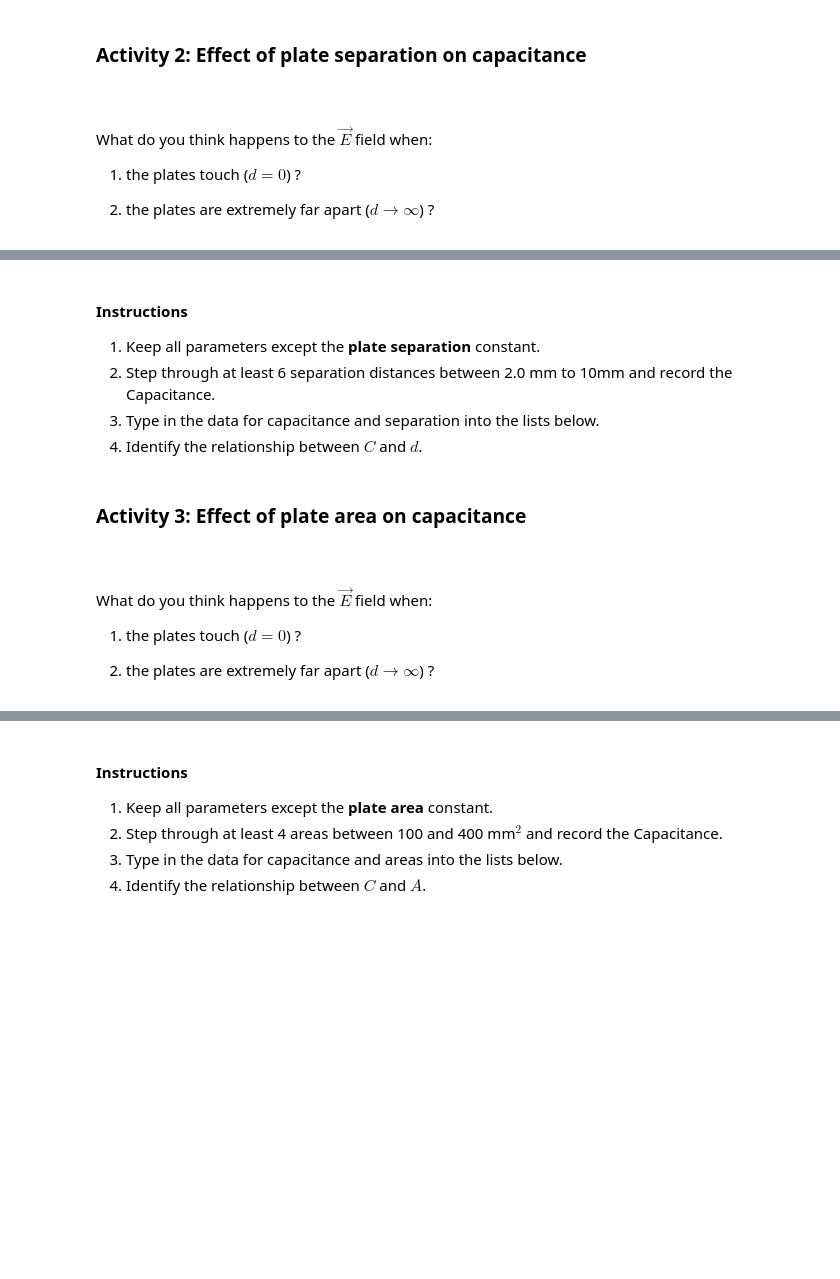
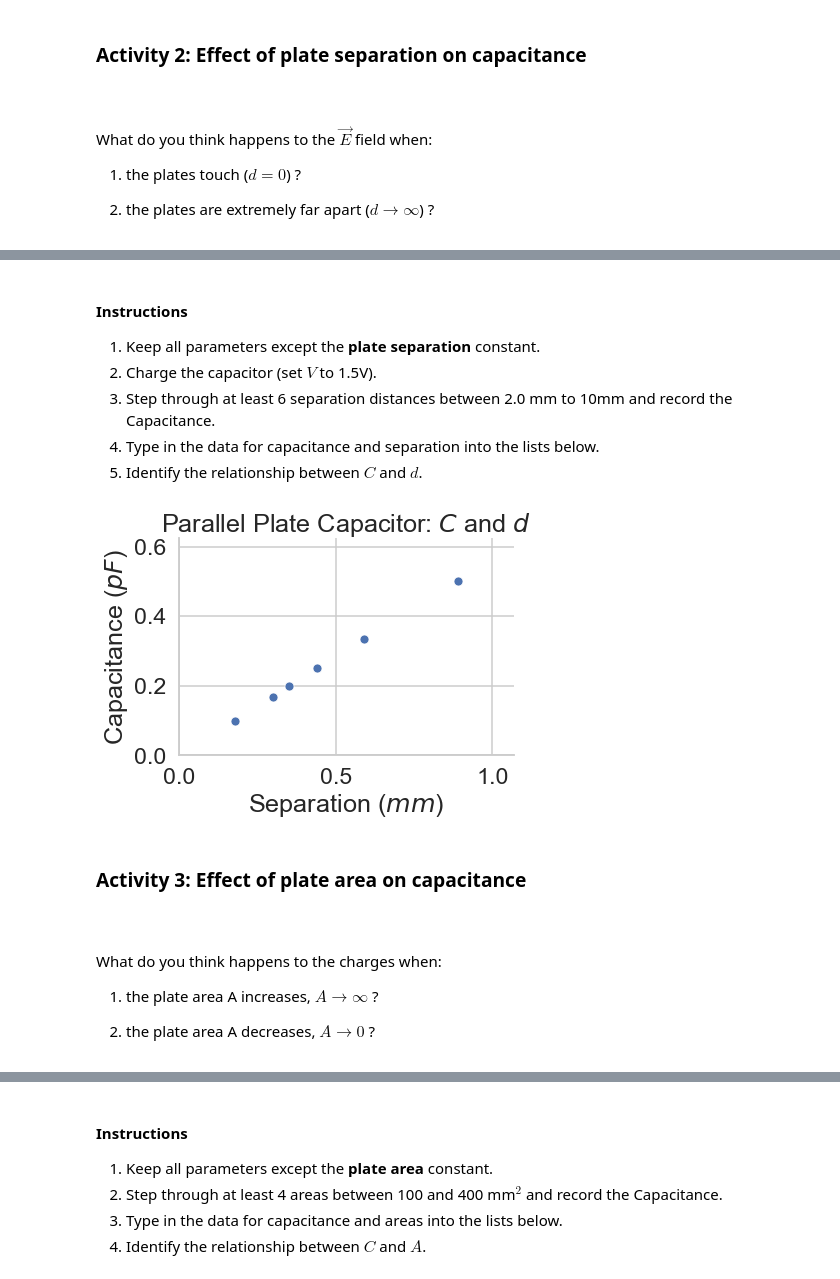
Before and after one commit to firasm/capacitor_talk, a Jupyter notebook: Capacitor.ipynb, the cells around one changed output, grey strips where cells are left out. Saved outputs shown, nothing was run; the diff lists cells and outputs as text; code cells hidden in the pictures; blank space fills up the shorter version.

```diff
--- a/Capacitor.ipynb
+++ b/Capacitor.ipynb
@@ -167,28 +162,30 @@ IFrame(capacitor_phet, width='100%',height=600)
 #### Instructions
 
 1. Keep all parameters except the **plate separation** constant.
+2. Charge the capacitor (set $V$ to 1.5V).
 2. Step through at least 6 separation distances between 2.0 mm to 10mm and record the Capacitance.
 3. Type in the data for capacitance and separation into the lists below.
 4. Identify the relationship between $C$ and $d$.
 # %%
 capacitance = [0.18, 0.30, 0.35, 0.44, 0.59, 0.89] # units: pF
-separation  = [10, 6.0, 5.0, 4.0, 3.0, 2.0] # units: mm
+separation  = [1/10, 1/6.0, 1/5.0, 1/4.0, 1/3.0, 1/2.0] # units: mm
 
 # Plot here
-#plot_dC(capacitance,separation)
+plot_dC(capacitance,separation)
 
 #Plot 1/d and C
-#sep2=1/np.array(separation)
 #plot_dC(capacitance,sep2)
+# %% [output]
+[figure, added]
 # %% [markdown]
 ### Activity 3: Effect of plate area on capacitance
 
 <br><br>
-What do you think happens to the $\vec{E}$ field when:
+What do you think happens to the charges when:
 
-1. the plates touch ($d = 0$) ?
+1. the plate area A increases, $A\to \infty$ ?
 
-1. the plates are extremely far apart ($d \to \infty$) ?
+1. the plate area A decreases, $A \to 0$ ?
 # %%
 IFrame('https://app.sli.do/event/gkmj65xm/embed/polls/6881fa0b-2c6f-4f38-aaae-967d10c8129e', width=700,height=500)
 # %% [output]
```
Also changed, not shown: parts of 27 cells of this notebook, 1 other file.
